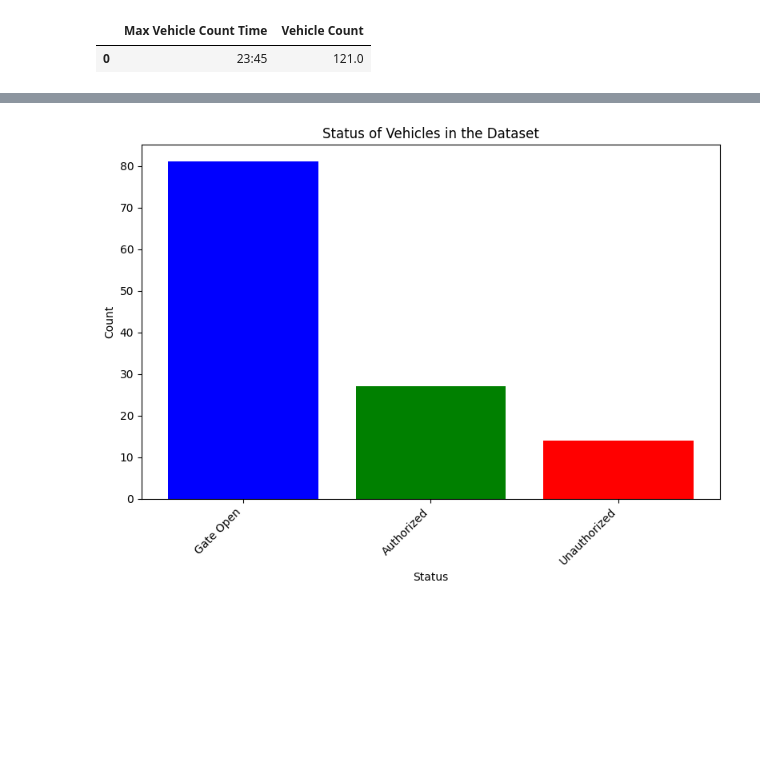
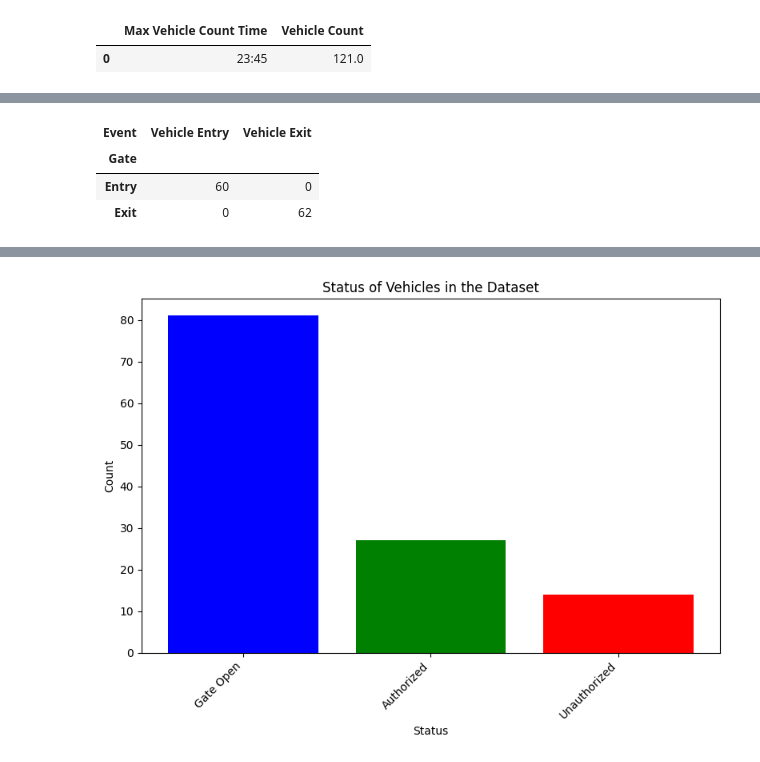
Before and after one commit to nhwnahid007/smart-car-parking, a Jupyter notebook: smart_parking_system.ipynb, the cells around one changed output, grey strips where cells are left out. Saved outputs shown, nothing was run; the diff lists cells and outputs as text; code cells hidden in the pictures; blank space fills up the shorter version.

Commit message:
updated entry and exit

```diff
--- a/smart_parking_system.ipynb
+++ b/smart_parking_system.ipynb
@@ -351,3 +354,15 @@ gate_counts_df
+# %%
+
+gate_entry_exit = df.groupby('Gate')['Event'].value_counts().unstack(fill_value=0)
+
+gate_entry_exit = gate_entry_exit.rename(columns={'entry': 'Entry Count', 'exit': 'Exit Count'})
+
+gate_entry_exit
+# %% [output]
+| Event | Vehicle Entry | Vehicle Exit |
+| Gate |  |  |
+| Entry | 60 | 0 |
+| Exit | 0 | 62 |
 # %%
 df
 # %% [output]
```
Also changed, not shown: parts of 2 cells of this notebook.
